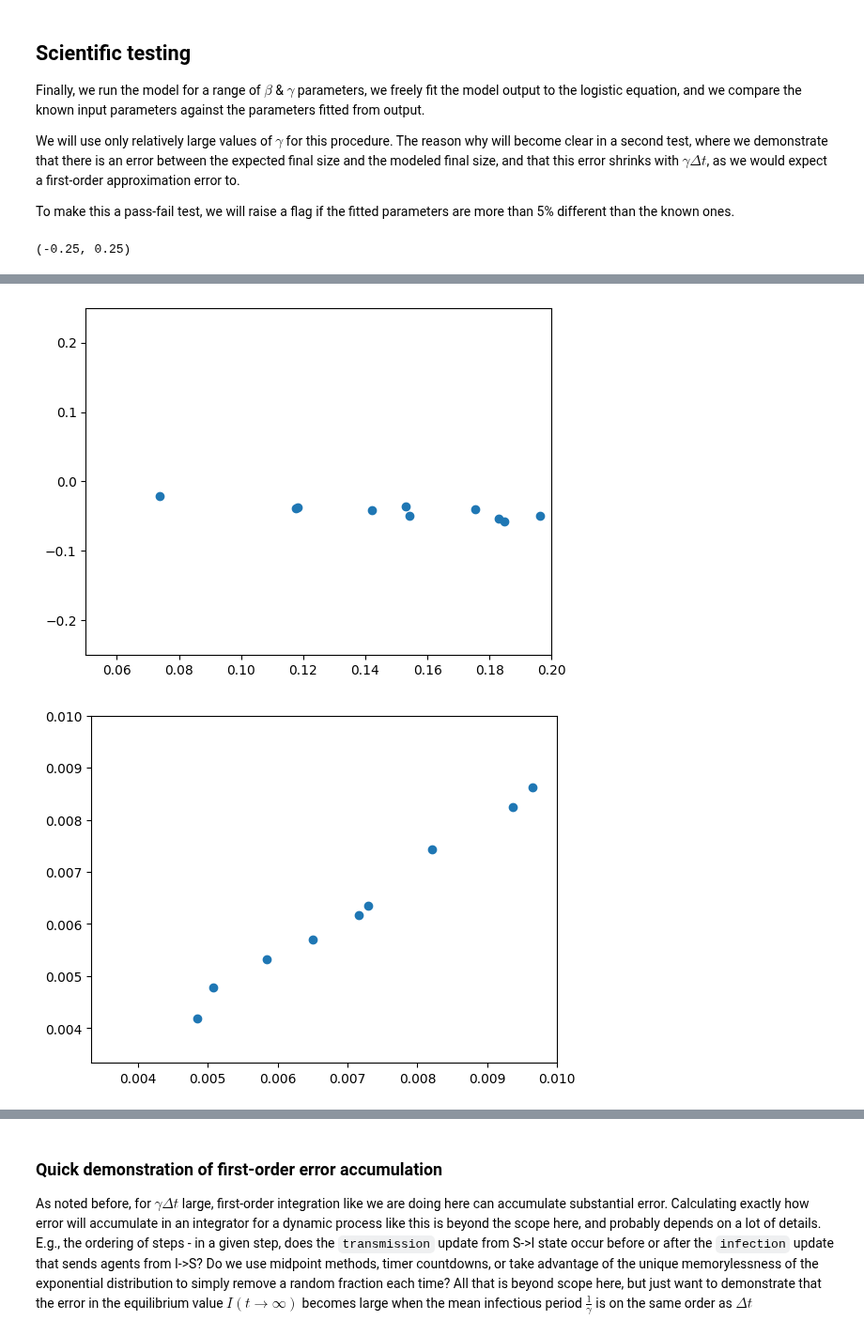
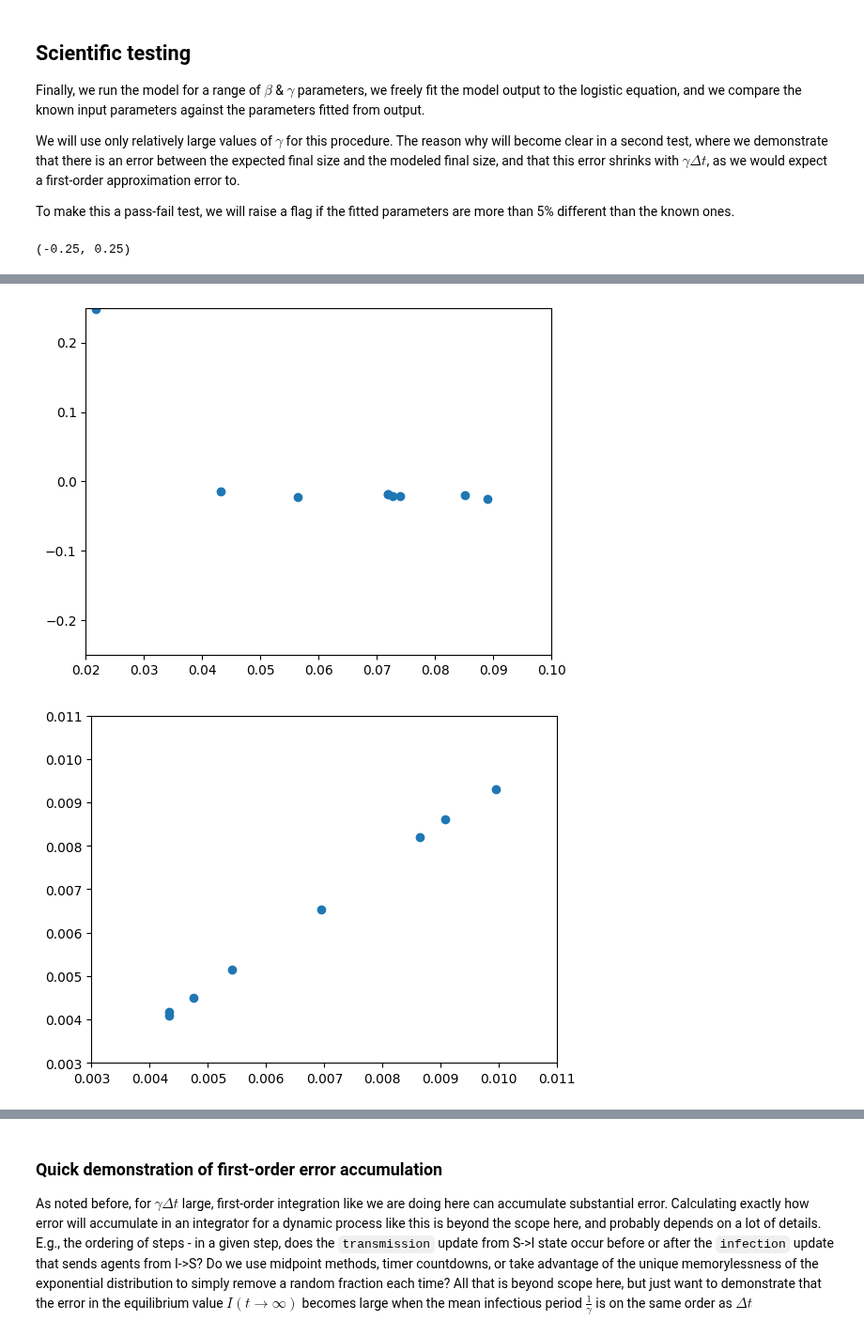
Before and after one commit to laser-base/laser-generic, a Jupyter notebook: docs/tutorials/notebooks/03_SIS_nobirths_logistic_growth.ipynb, the cells around one changed output, grey strips where cells are left out. Shown at 94% size. Drawn from its saved outputs; the diff is of its cells as text; code cells hidden in the pictures.

```diff
--- a/docs/tutorials/notebooks/03_SIS_nobirths_logistic_growth.ipynb
+++ b/docs/tutorials/notebooks/03_SIS_nobirths_logistic_growth.ipynb
@@ -141,7 +151,7 @@ To make this a pass-fail test, we will raise a flag if the fitted parameters are
 NTESTS = 10
 nticks = 730
 t = np.arange(nticks)
-betarange = [0.05, 0.2]
+betarange = [0.02, 0.1]
 gammarange = [1 / 300, 1 / 100]
 seeds = list(range(NTESTS))
 pop = 1e5
@@ -159,11 +169,6 @@ for i, (seed, beta, gamma) in enumerate(zip(seeds, betas, gammas)):
     model = Model(scenario, parameters)
 
     infdurdist = dists.exponential(scale=parameters.inf_mean)
-
-    # Sampling this pyramid will return indices in [0, 88] with equal probability.
-    _pyramid = AliasedDistribution(np.full(89, 1_000))
-    # The survival function will return the probability of surviving past each age.
-    _survival = KaplanMeierEstimator(np.full(89, 1_000).cumsum())
 
     model.components = [SIS.Susceptible(model), SIS.Infectious(model, infdurdist), SIS.Transmission(model, infdurdist)]
 
@@ -186,6 +191,7 @@ for i, (seed, beta, gamma) in enumerate(zip(seeds, betas, gammas)):
             "fitted_beta": popt[0],
             "fitted_gamma": popt[2],
             "fitted_t0": popt[3],
+            "recovered": [np.array(model.nodes.newly_recovered[1:,0])]
         }
     )
 
@@ -201,11 +207,11 @@ plt.xlim(betarange[0], betarange[1])
 plt.ylim(-0.25, 0.25)
 plt.figure()
 plt.plot(output["gamma"], output["fitted_gamma"], "o")
-plt.xlim(gammarange[0], gammarange[1])
-plt.ylim(gammarange[0], gammarange[1])
+plt.xlim(gammarange[0]*0.9, gammarange[1]*1.1)
+plt.ylim(gammarange[0]*0.9, gammarange[1]*1.1)
 plt.figure()
 plt.plot(output["gamma"], 1 - output["gamma"] / output["fitted_gamma"], "o")
-plt.xlim(gammarange[0], gammarange[1])
+plt.xlim(gammarange[0]*0.9, gammarange[1]*1.1)
 plt.ylim(-0.25, 0.25)
 # %% [output]
 (-0.25, 0.25)
@@ -213,2 +219,2 @@ plt.ylim(-0.25, 0.25)
-[figure, old version]
+[figure, new version]
-[figure, old version]
+[figure, new version]
```
Also changed, not shown: parts of 11 cells of this notebook, 5 other files.
